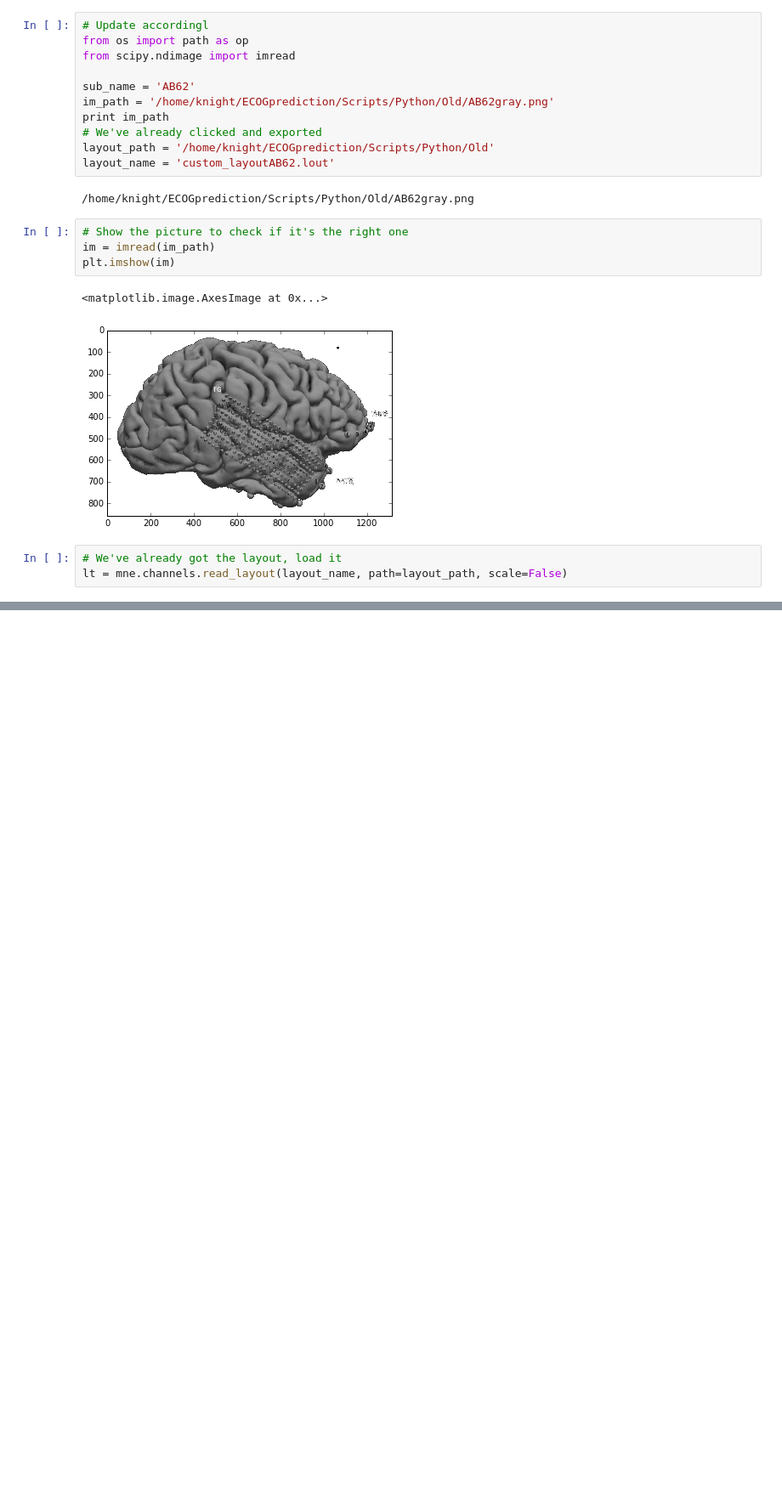
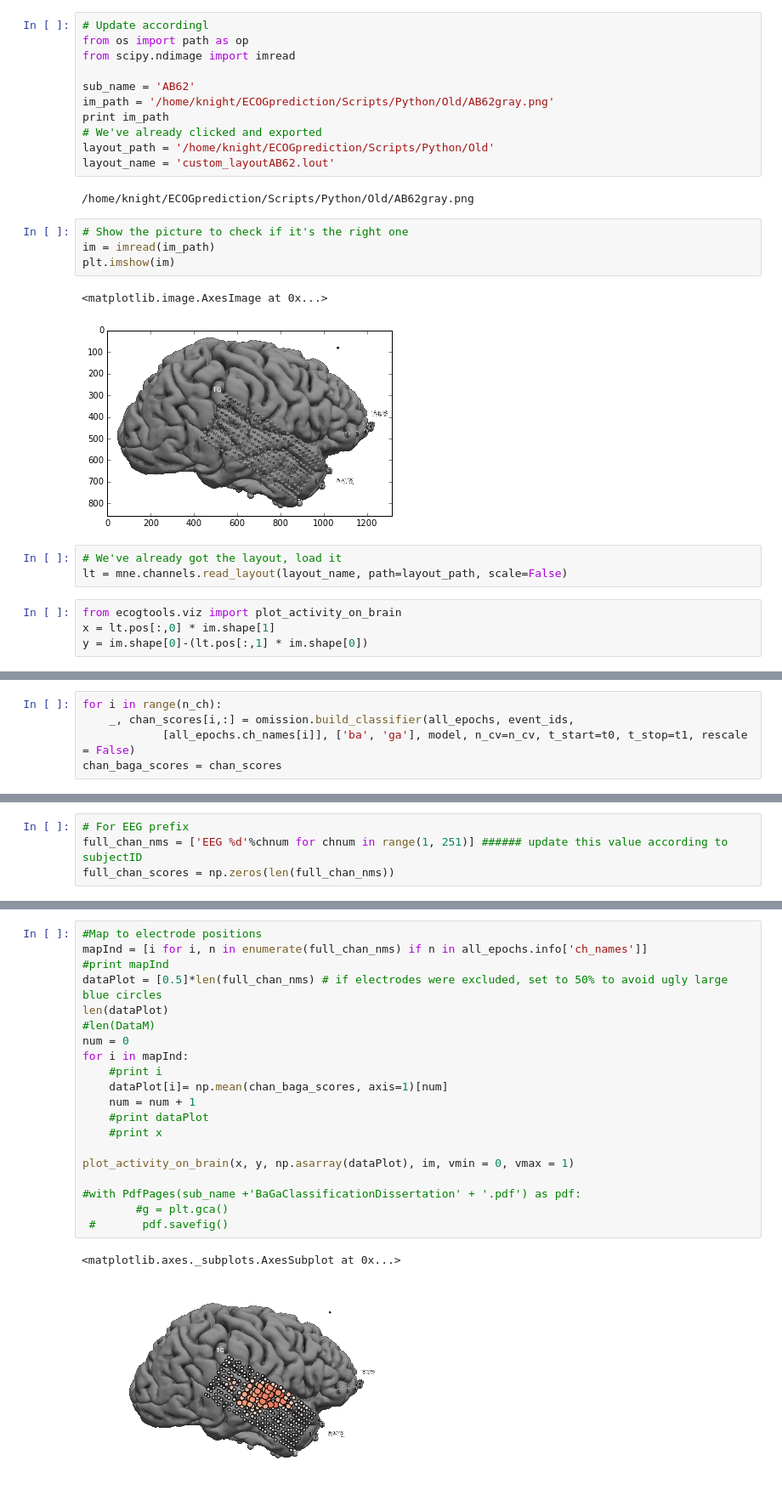
Before and after one commit to yvofon/AuditoryDecoding_2020, a Jupyter notebook: OmissionDecoding_2020.ipynb, the cells around one changed output, grey strips where cells are left out. Shown at 85% size. Cells and saved outputs as stored; diff of their text form; blank space fills up the shorter version.

```diff
--- a/OmissionDecoding_2020.ipynb
+++ b/OmissionDecoding_2020.ipynb
@@ -161,3 +164,7 @@ plt.imshow(im)
 # %%
 # We've already got the layout, load it
 lt = mne.channels.read_layout(layout_name, path=layout_path, scale=False)
+# %%
+from ecogtools.viz import plot_activity_on_brain
+x = lt.pos[:,0] * im.shape[1]
+y = im.shape[0]-(lt.pos[:,1] * im.shape[0])
@@ -163,0 +200,5 @@ lt = mne.channels.read_layout(layout_name, path=layout_path, scale=False)
+# %%
+for i in range(n_ch):
+    _, chan_scores[i,:] = omission.build_classifier(all_epochs, event_ids,
+            [all_epochs.ch_names[i]], ['ba', 'ga'], model, n_cv=n_cv, t_start=t0, t_stop=t1, rescale = False)
+chan_baga_scores = chan_scores
@@ -163,0 +241,4 @@ lt = mne.channels.read_layout(layout_name, path=layout_path, scale=False)
+# %%
+# For EEG prefix
+full_chan_nms = ['EEG %d'%chnum for chnum in range(1, 251)] ###### update this value according to subjectID
+full_chan_scores = np.zeros(len(full_chan_nms))
@@ -163,0 +251,23 @@ lt = mne.channels.read_layout(layout_name, path=layout_path, scale=False)
+# %%
+#Map to electrode positions
+mapInd = [i for i, n in enumerate(full_chan_nms) if n in all_epochs.info['ch_names']]
+#print mapInd
+dataPlot = [0.5]*len(full_chan_nms) # if electrodes were excluded, set to 50% to avoid ugly large blue circles
+len(dataPlot)
+#len(DataM)
+num = 0
+for i in mapInd:
+    #print i
+    dataPlot[i]= np.mean(chan_baga_scores, axis=1)[num]
+    num = num + 1
+    #print dataPlot
+    #print x
+
+plot_activity_on_brain(x, y, np.asarray(dataPlot), im, vmin = 0, vmax = 1)
+
+#with PdfPages(sub_name +'BaGaClassificationDissertation' + '.pdf') as pdf:
+        #g = plt.gca()
+ #       pdf.savefig()
+# %% [output]
+<matplotlib.axes._subplots.AxesSubplot at 0x...>
+[figure, added]
```
Also changed, not shown: parts of 17 cells of this notebook.
